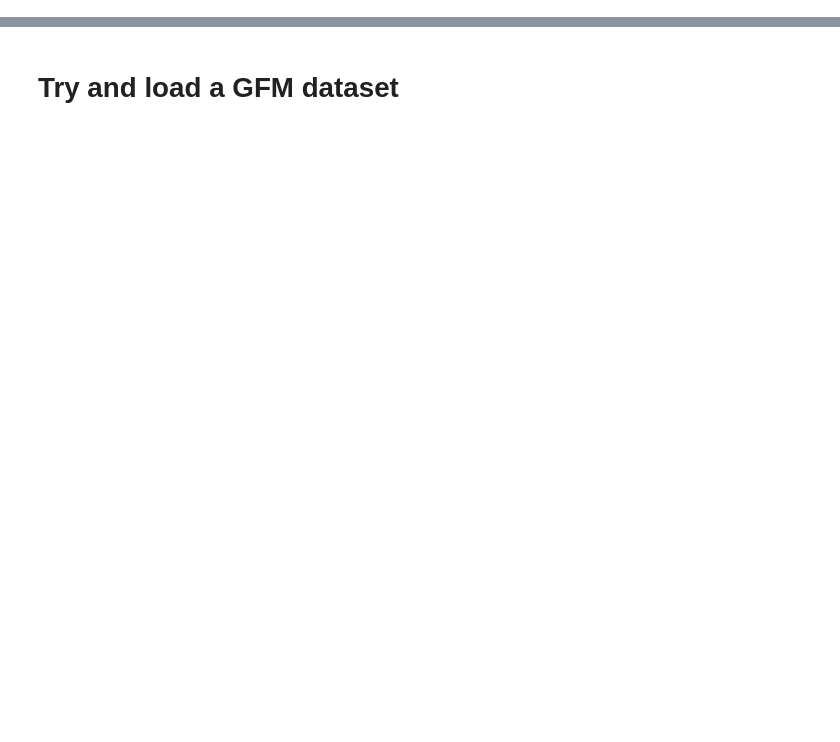
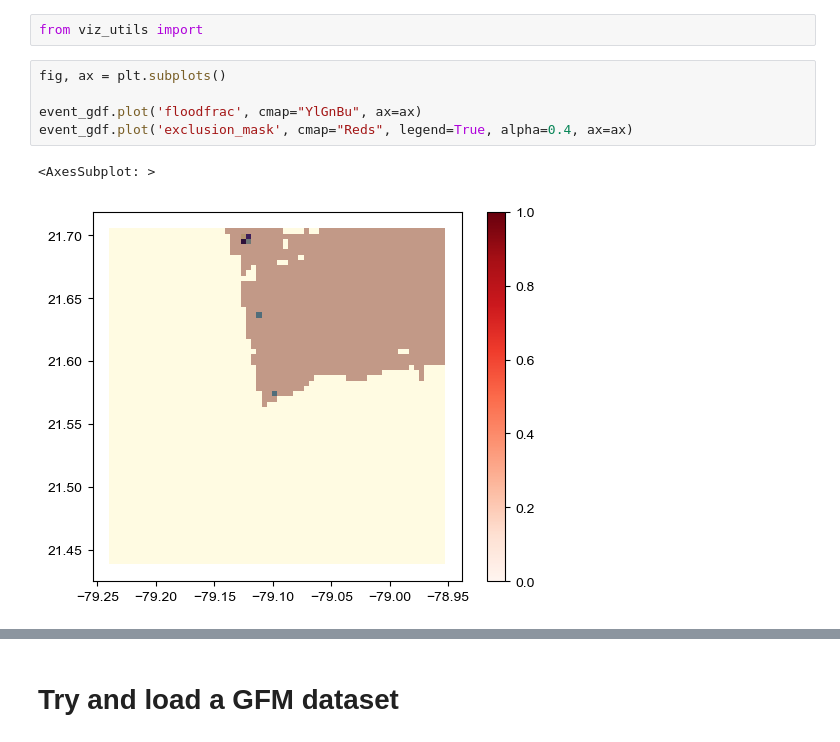
Before and after one commit to alisonpeard/hybridmodels, a Jupyter notebook: python/D. Development.ipynb, the cells around one changed output, grey strips where cells are left out. Saved outputs shown, nothing was run; the diff lists cells and outputs as text; blank space fills up the shorter version.

```diff
--- a/python/D. Development.ipynb
+++ b/python/D. Development.ipynb
@@ -54,0 +121,10 @@ event.get_all_features(subregion)
+# %%
+from viz_utils import
+# %%
+fig, ax = plt.subplots()
+
+event_gdf.plot('floodfrac', cmap="YlGnBu", ax=ax)
+event_gdf.plot('exclusion_mask', cmap="Reds", legend=True, alpha=0.4, ax=ax)
+# %% [output]
+<AxesSubplot: >
+[figure, added]
```
Also changed, not shown: parts of 9 cells of this notebook, 15 other files.
